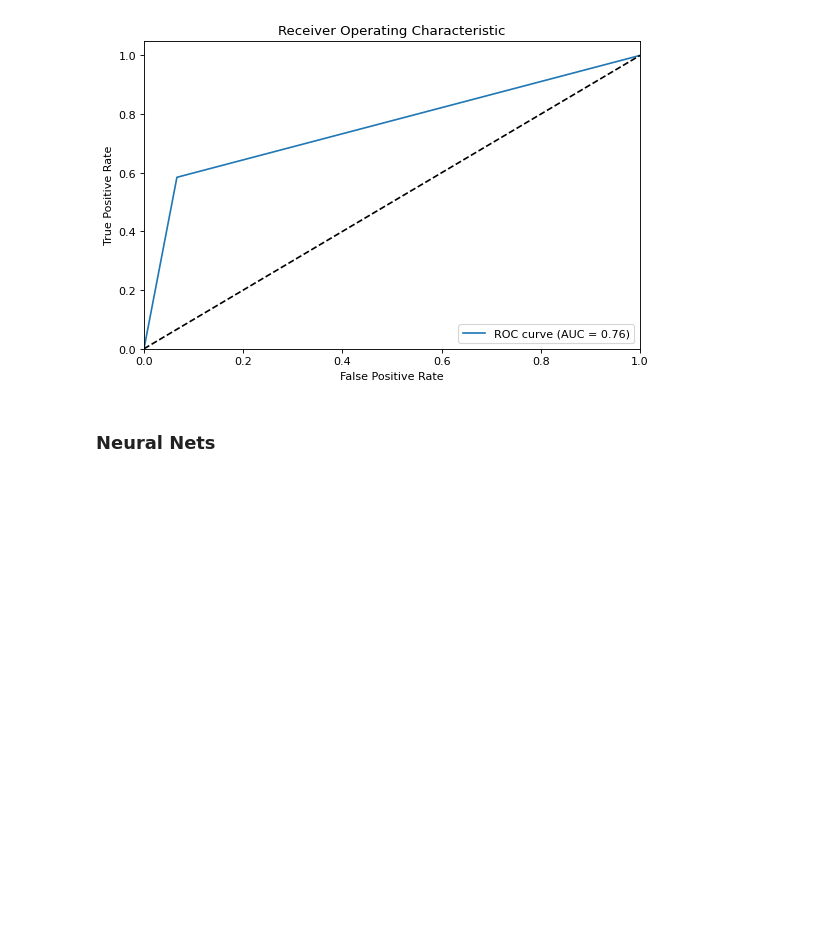
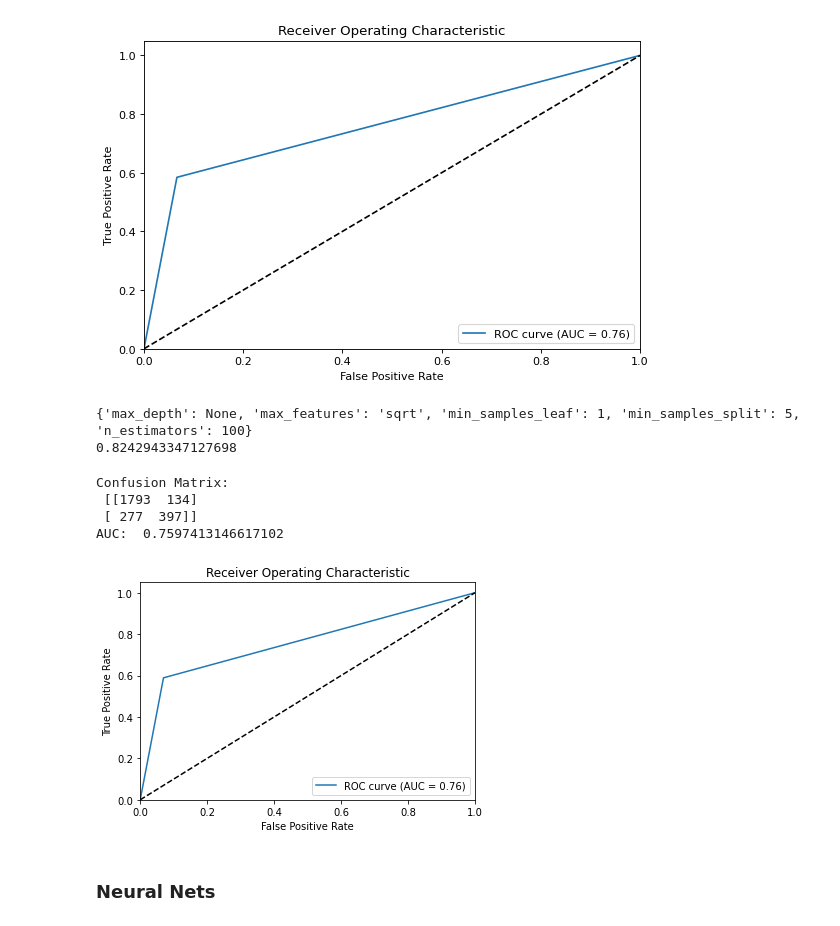
Before and after one commit to williamjones7/MachineLearningProj2, a Jupyter notebook: project2.ipynb, the cells around one changed output. Drawn from its saved outputs; the diff is of its cells as text; code cells hidden in the pictures; blank space fills up the shorter version.

Commit message:
gridsearchcv (random forest parameter selection)

```diff
--- a/project2.ipynb
+++ b/project2.ipynb
@@ -468,6 +468,46 @@ Confusion Matrix:
  [ 280  394]]
 AUC:  0.7590726194527556
 [figure]
+# %%
+# Finding the best parameters for Random Forest classification
+
+from sklearn.model_selection import GridSearchCV
+
+parameters = {
+    'n_estimators': [10, 25, 50, 100, 200],
+    'max_depth': [5, 10, None],
+    'max_features': ['sqrt', 'log2'],
+    'min_samples_split': [2, 5, 10],
+    'min_samples_leaf': [1, 2, 4]
+}
+
+rf = RandomForestClassifier()
+grid_search = GridSearchCV(estimator=rf, param_grid=parameters, cv=5)
+
+# Fit the grid search object to the data
+grid_search.fit(X_train, y_train)
+
+# Print the best parameters and score
+print(grid_search.best_params_)
+print(grid_search.best_score_)
+# %% [output]
+{'max_depth': None, 'max_features': 'sqrt', 'min_samples_leaf': 1, 'min_samples_split': 5, 'n_estimators': 100}
+0.8242943347127698
+# %%
+# Using the optimal parameters
+
+rf = RandomForestClassifier(max_depth=None,max_features='sqrt',min_samples_leaf=1, min_samples_split=5, n_estimators=100)
+rf.fit(X_train,y_train)
+
+y_pred = rf.predict(X_test)
+
+eval(y_test,y_pred)
+# %% [output]
+Confusion Matrix:
+ [[1793  134]
+ [ 277  397]]
+AUC:  0.7597413146617102
+[figure, added]
 # %% [markdown]
 
 ### Neural Nets
```
